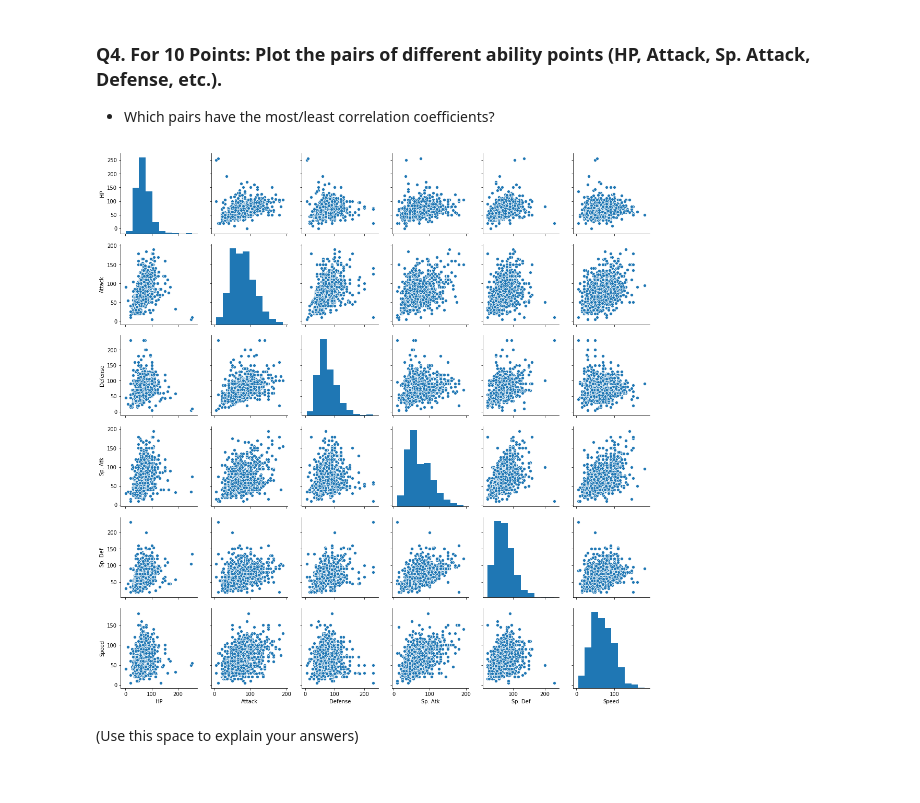
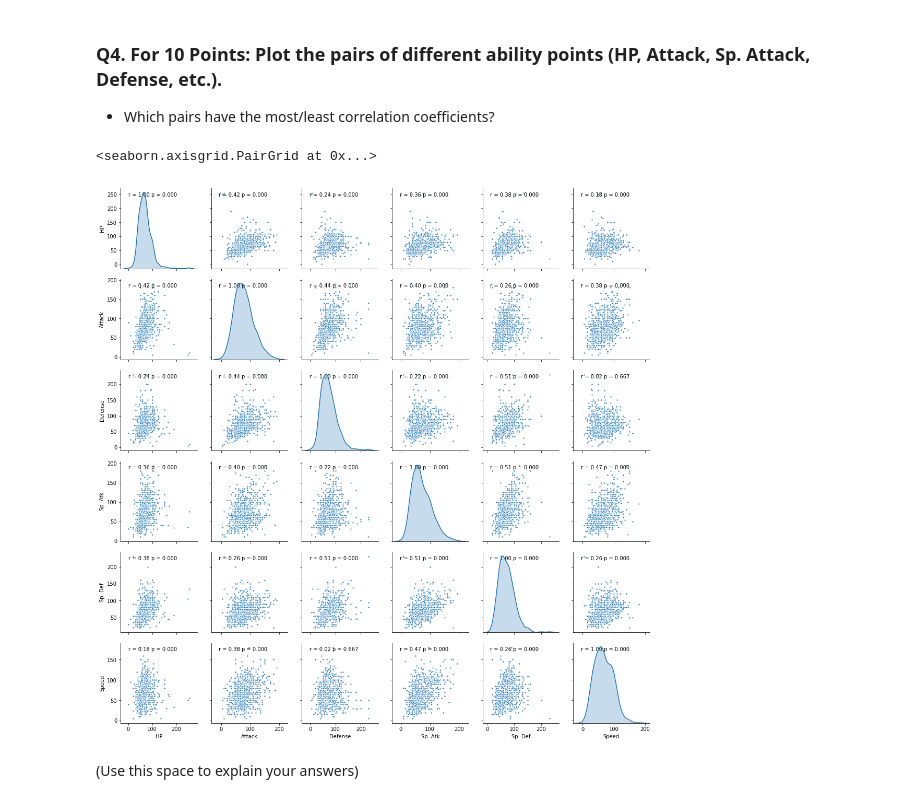
Before and after one commit to tengdann/si618, a Jupyter notebook: 618_HW4.ipynb, the cells around one changed output. Cells and saved outputs as stored; diff of their text form; code cells hidden in the pictures.

Commit message:
All graphs created

```diff
--- a/618_HW4.ipynb
+++ b/618_HW4.ipynb
@@ -176,10 +176,22 @@ pokemon.head()
 ### Q4. For 10 Points: Plot the pairs of different ability points (HP, Attack, Sp. Attack, Defense, etc.).
 
 * Which pairs have the most/least correlation coefficients?
-# %%
-plots = sns.pairplot(pokemon[['HP', 'Attack', 'Defense', 'Sp. Atk', 'Sp. Def', 'Speed']])
-# %% [output]
-[figure, removed]
+# %%
+plots = sns.pairplot(pokemon[['HP', 'Attack', 'Defense', 'Sp. Atk', 'Sp. Def', 'Speed']], plot_kws = {'s': 10}, diag_kind = 'kde')
+
+# Annotation function taken from https://stackoverflow.com/questions/34255242/seaborn-pairplot-pearsons-p-statistic
+def corrfunc(x, y, **kws):
+    (r, p) = stats.stats.pearsonr(x, y)
+    ax = plt.gca()
+    ax.annotate("r = {:.2f} ".format(r),
+                xy=(.1, .9), xycoords=ax.transAxes)
+    ax.annotate("p = {:.3f}".format(p),
+                xy=(.4, .9), xycoords=ax.transAxes)
+
+plots.map(corrfunc)
+# %% [output]
+<seaborn.axisgrid.PairGrid at 0x...>
+[figure, added]
 # %% [markdown]
 (Use this space to explain your answers)
 # %% [markdown]
```
Also changed, not shown: parts of 14 cells of this notebook.
